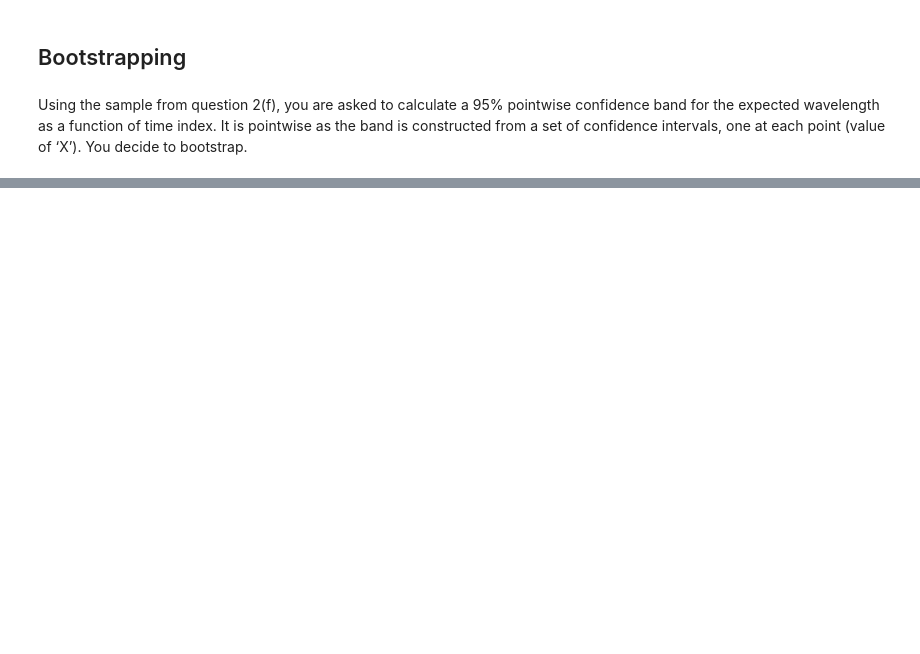
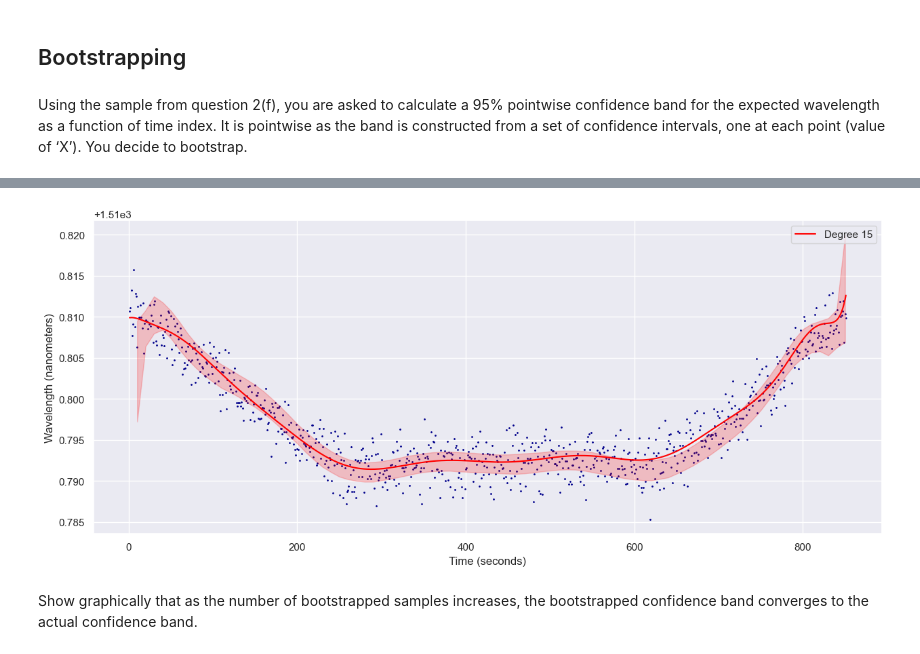
Before and after one commit to imrankhan37/Stats_Coursework, a Jupyter notebook: Task 1.ipynb, the cells around one changed output, grey strips where cells are left out. Saved outputs shown, nothing was run; the diff lists cells and outputs as text; code cells hidden in the pictures; blank space fills up the shorter version.

```diff
--- a/Task 1.ipynb
+++ b/Task 1.ipynb
@@ -507,3 +431,0 @@ def fit_model_predict_plot(time, wavelength, degree, sample_size, poly):
-# %%
-poly = PolynomialFeatures(degree=85)
-fit_model_predict_plot(time, wavelength, degree, 200, poly)
@@ -518,0 +480,14 @@ array=[-1.73001669 -1.72594606 -1.72187543 -1.71780481 -1.71373418 -1.70966355
+# %%
+degree = 15
+poly = PolynomialFeatures(degree=degree)
+
+time_sample, wavelength_sample = extract_sample(time, wavelength)
+
+#create an empty dataframe with the same columns as the dataframe returned by the functioN
+#set the index to the time column
+predicted_values = pd.DataFrame(columns = ['time'])
+predicted_values.set_index('time', inplace = True)
+
+#run the fit_model_predict_plot_bootsrap function 100 times and concatenate the results to the dataframe such that a new wavelength column is added for every iteration and ignore the time column in the iteration, merging on the index
+for i in range(1000):
+    predicted_values = pd.concat([predicted_values, fit_model_predict_plot_bootsrap(time, wavelength, degree)['wavelength']], axis = 1)
@@ -518,0 +510,17 @@ array=[-1.73001669 -1.72594606 -1.72187543 -1.71780481 -1.71373418 -1.70966355
+# %%
+quantile_25 = predicted_values[:].apply(lambda x: x.quantile(0.025), axis=1)
+quantile_975 = predicted_values[:].apply(lambda x: x.quantile(0.975), axis=1)
+# %%
+# Plot the fitted model with confidence intervals
+plt.figure(figsize=(15, 6))
+plt.scatter(time, wavelength, color='darkblue', s=1)
+plt.plot(time_pred, wavelength_pred, color='red', label=f'Degree {degree}')
+plt.fill_between(time_sample, quantile_25, quantile_975, color='red', alpha=0.2)
+plt.xlabel('Time (seconds)')
+plt.ylabel('Wavelength (nanometers)')
+plt.legend()
+plt.show()
+# %% [output]
+[figure, added]
+# %% [markdown]
+Show graphically that as the number of bootstrapped samples increases, the bootstrapped confidence band converges to the actual confidence band.
```
Also changed, not shown: parts of 14 cells of this notebook.
